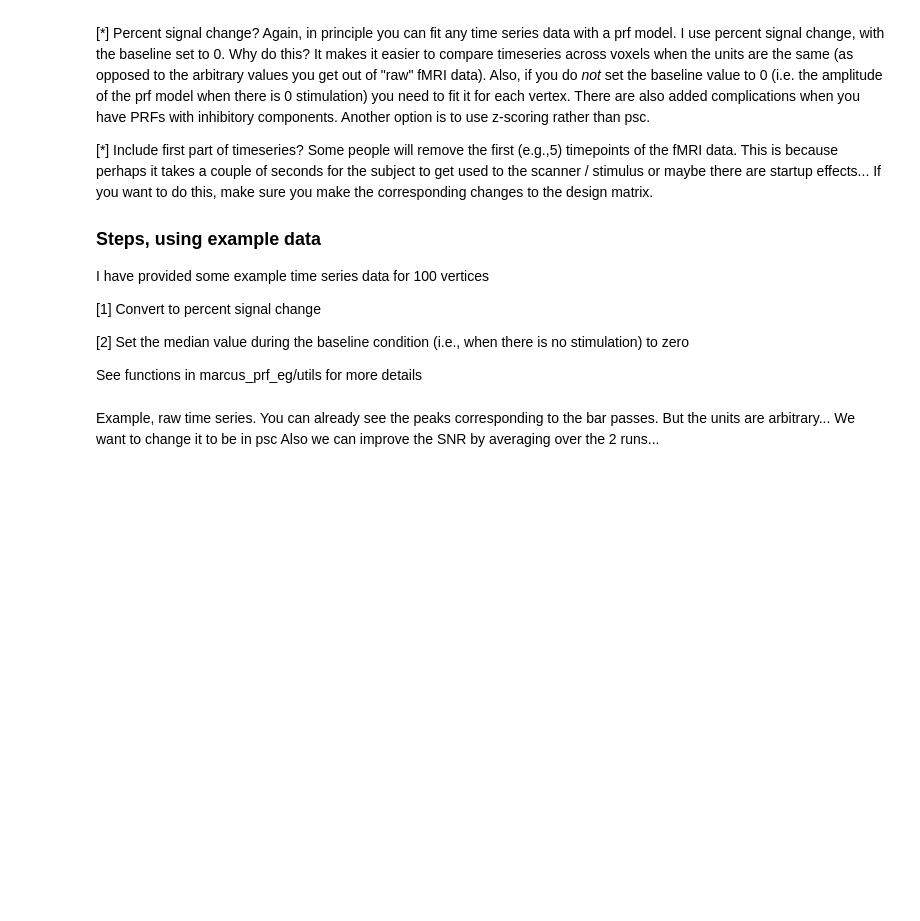
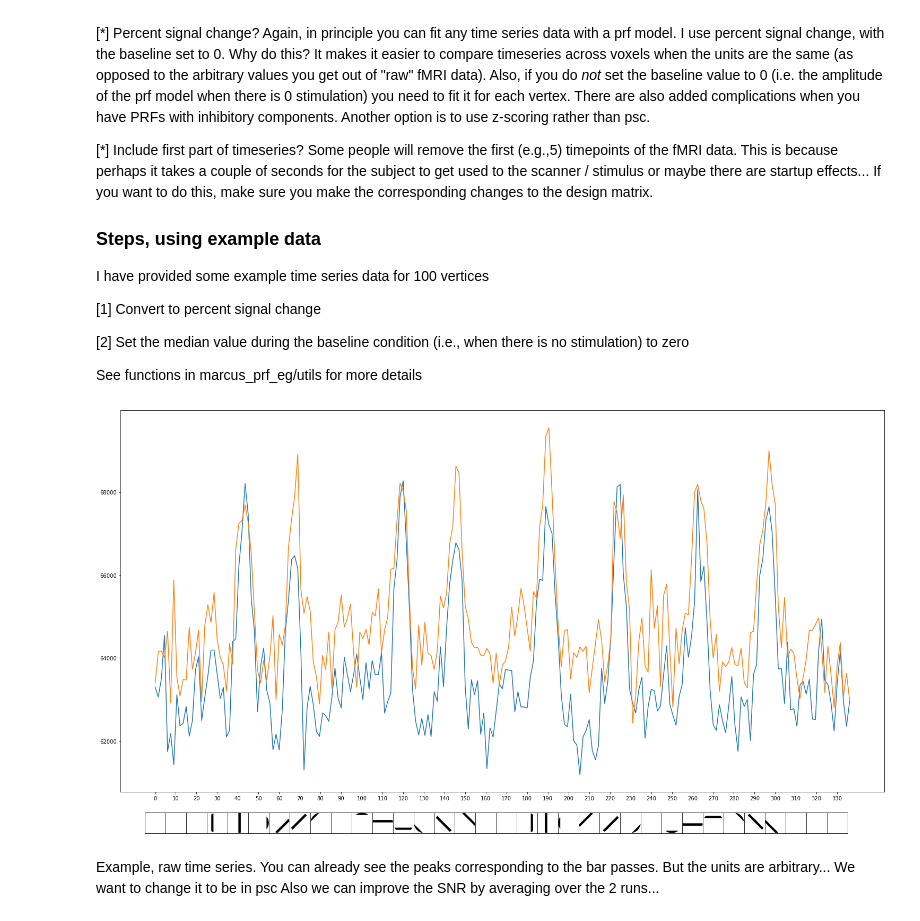
Before and after one commit to mdaghlian/marcus_prfpy_eg, a Jupyter notebook: example.ipynb, the cells around one changed output. Drawn from its saved outputs; the diff is of its cells as text; code cells hidden in the pictures; blank space fills up the shorter version.

Commit message:
added widget + dm plotting on x axis

```diff
--- a/example.ipynb
+++ b/example.ipynb
@@ -110,16 +118,24 @@ See functions in marcus_prf_eg/utils for more details
 # %%
 run1 = np.load('ts_run_1.npy') # Load the example data
 run2 = np.load('ts_run_2.npy') # Diferent runs...
 
 # REDO 0-10
 # run1 = run1[0:10,:]
 # run2 = run2[0:10,:]
 
 TR_s = prf_info['TR']
 time_pts = np.arange(run1.shape[1]) * TR_s
 i_vx = 0
-plt.plot(time_pts, run1[i_vx,:])
-plt.plot(time_pts, run2[i_vx,:])
+
+fig = plt.figure()
+fig.set_size_inches(20,10)
+ax = fig.add_axes([0,0,1,1])
+ax.plot(time_pts, run1[i_vx,:])
+ax.plot(time_pts, run2[i_vx,:])
+ax.set_xticks(np.arange(time_pts[0], time_pts[-1],10))
+add_dm_to_ts(fig, ax, dm, TR=1.5, dx_axs=2)
+# %% [output]
+[figure, added]
 # %% [markdown]
 Example, raw time series. You can already see the peaks corresponding to the bar passes.
 But the units are arbitrary... We want to change it to be in psc
```
Also changed, not shown: parts of 12 cells of this notebook, 3 other files.
